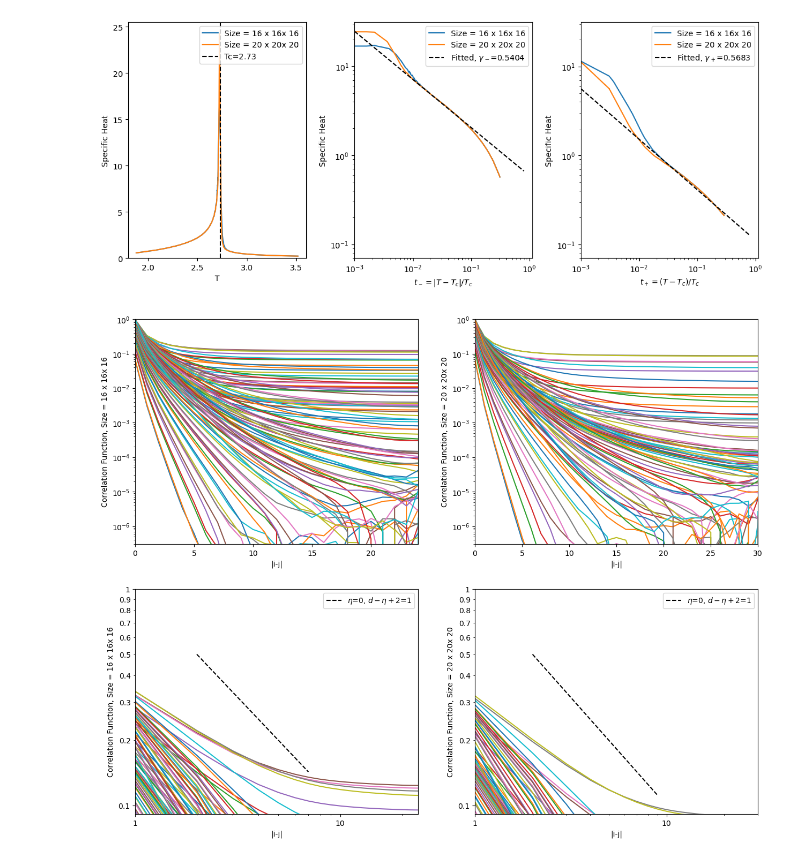
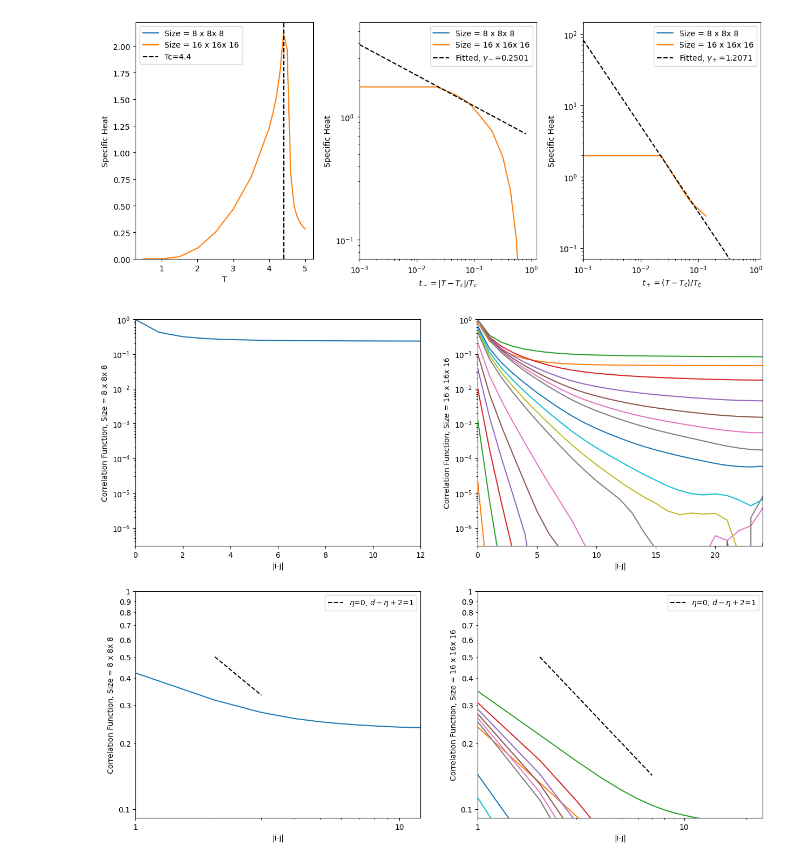
Before and after one commit to LEE-SungBin/spin_glass, a Jupyter notebook: analysis.ipynb, the cells around one changed output. Saved outputs shown, nothing was run; the diff lists cells and outputs as text; code cells hidden in the pictures.

```diff
--- a/analysis.ipynb
+++ b/analysis.ipynb
@@ -174,7 +191,7 @@ plt.show()
 fig, (ax1, ax2, ax3) = plt.subplots(ncols=3, figsize=(12, 5))
 
 # Query
-state, dimension, Jv = 3, 3, 0.0
+state, dimension, Jv = 2, 3, 0.0
 filtered_df = filter_df(full_df, state=state, dimension=dimension, Jv=Jv)
 available_sizes = sorted(set(filtered_df["size"].values))
 
@@ -235,7 +252,7 @@ plt.show()
 fig, ax = plt.subplots(ncols=1, figsize=(12, 6))
 
 # Query
-state, dimension, Jv = 3, 3, 0.0
+state, dimension, Jv = 2, 3, 0.0
 filtered_df = filter_df(full_df, state=state, dimension=dimension, Jv=Jv)
 available_sizes = sorted(set(filtered_df["size"].values))
 
@@ -259,7 +276,7 @@ plt.show()
 fig, (ax1, ax2) = plt.subplots(ncols=2, figsize=(12, 5))
 
 # Query
-state, dimension, Jv = 3, 3, 0.0
+state, dimension, Jv = 2, 3, 0.0
 filtered_df = filter_df(full_df, state=state, dimension=dimension, Jv=Jv)
 available_sizes = sorted(set(filtered_df["size"].values))
 
@@ -285,13 +302,13 @@ ax1.axvline(Tc, linestyle="--", color="k", label=f"Tc={Tc}")
 ax1.set_ylim([0, None])
 ax1.legend()
 ax1.set_xlabel("T")
-ax1.set_ylabel("Order Parameter")
+ax1.set_ylabel("Specific Heat")
 
 ax2.legend()
 ax2.set_yscale("log")
 ax2.set_xscale("log")
 ax2.set_xlabel(r"$t=|T-T_c|/T_c$")
-ax2.set_ylabel("Order Parameter")
+ax2.set_ylabel("Specific Heat")
 ax2.set_xlim([1.e-3, None])
 ax2.set_ylim([7.e-2, None])
 
@@ -302,7 +321,7 @@ plt.show()
 fig, (ax1, ax2, ax3) = plt.subplots(ncols=3, figsize=(12, 5))
 
 # Query
-state, dimension, Jv = 3, 3, 0.0
+state, dimension, Jv = 2, 3, 0.0
 filtered_df = filter_df(full_df, state=state, dimension=dimension, Jv=Jv)
 available_sizes = sorted(set(filtered_df["size"].values))
 
@@ -360,13 +379,13 @@ fig.tight_layout()
 
 plt.show()
 # %% [output]
-[figure, old version]
+[figure, new version]
 # %%
 from matplotlib.ticker import FuncFormatter
 formatter = FuncFormatter(lambda y, _: "{:.8g}".format(y))
 
 # Query
-state, dimension, Jv = 3, 3, 0.0
+state, dimension, Jv = 2, 3, 0.0
 filtered_df = filter_df(full_df, state=state, dimension=dimension, Jv=Jv)
 available_sizes = sorted(set(filtered_df["size"].values))
 
@@ -378,34 +397,34 @@ for i, size in enumerate(available_sizes):
     for j, irr_dist in enumerate(data.irreducible_distance):
         ax[0,i].plot(irr_dist, data.correlation_function[j])
         ax[1,i].plot(irr_dist, data.correlation_function[j])
 
     def g(x):
         return 1/x**(dimension-2+eta)
     x = np.arange(2,data.size/2)
     ax[1,i].plot(x,g(x),"--",color="k", label=fr"$\eta$={eta}, $d-\eta+2$={dimension-2+eta}")
 
     ax[0,i].set_yscale("log")
     ax[0,i].set_xlim(0, data.size*data.dimension/2)
     ax[0,i].set_ylim(3.e-7, 1.)
     ax[0,i].set_xlabel("|i-j|")
     ax[0,i].set_ylabel(f"Correlation Function, {get_label(data, 'size')}")
 
     ax[1,i].loglog()
     ax[1,i].set_xlim(1, data.size*data.dimension/2)
     ax[1,i].set_ylim(0.091, 1.)
     ax[1,i].legend(loc="best")
     ax[1,i].set_xlabel("|i-j|")
     ax[1,i].set_ylabel(f"Correlation Function, {get_label(data, 'size')}")
 
     ax[1,i].xaxis.set_major_formatter(formatter)
     # ax[1,i].xaxis.set_minor_formatter(formatter)
     ax[1,i].yaxis.set_major_formatter(formatter)
     ax[1,i].yaxis.set_minor_formatter(formatter)
 
 # plt.legend()
 plt.show()
 # %% [output]
-[figure, old version]
+[figure, new version]
 # %%
 Jv = 0.0
 
```
Also changed, not shown: parts of 9 cells of this notebook, 42 other files.
